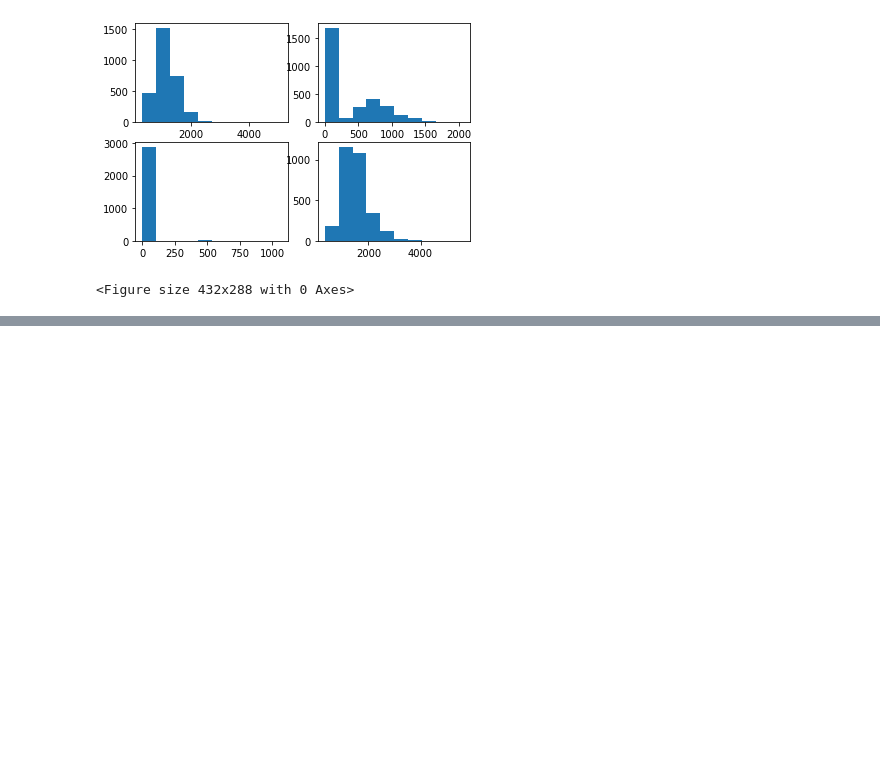
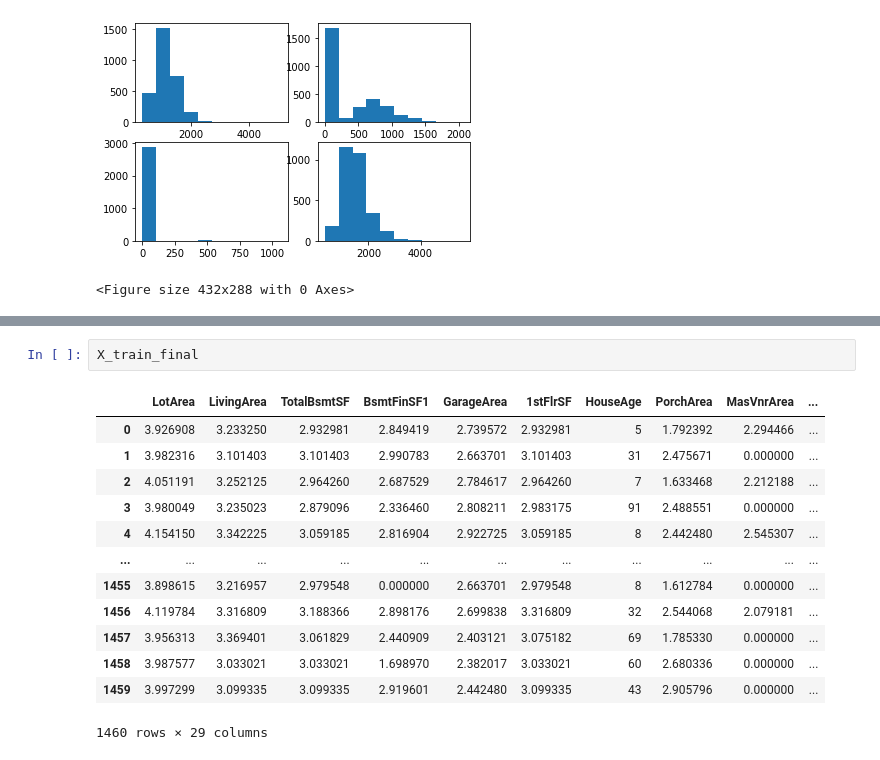
Before and after one commit to MikaO13/House-Prices-Regression, a Jupyter notebook: house_prices.ipynb, the cells around one changed output, grey strips where cells are left out. Cells and saved outputs as stored; diff of their text form; blank space fills up the shorter version.

```diff
--- a/house_prices.ipynb
+++ b/house_prices.ipynb
@@ -202,0 +385,16 @@ Idea for quals (like KitchenQual)
+# %%
+X_train_final
+# %% [output]
+|  | LotArea | LivingArea | TotalBsmtSF | BsmtFinSF1 | GarageArea | 1stFlrSF | HouseAge | PorchArea | MasVnrArea | ... |
+| 0 | 3.926908 | 3.233250 | 2.932981 | 2.849419 | 2.739572 | 2.932981 | 5 | 1.792392 | 2.294466 | ... |
+| 1 | 3.982316 | 3.101403 | 3.101403 | 2.990783 | 2.663701 | 3.101403 | 31 | 2.475671 | 0.000000 | ... |
+| 2 | 4.051191 | 3.252125 | 2.964260 | 2.687529 | 2.784617 | 2.964260 | 7 | 1.633468 | 2.212188 | ... |
+| 3 | 3.980049 | 3.235023 | 2.879096 | 2.336460 | 2.808211 | 2.983175 | 91 | 2.488551 | 0.000000 | ... |
+| 4 | 4.154150 | 3.342225 | 3.059185 | 2.816904 | 2.922725 | 3.059185 | 8 | 2.442480 | 2.545307 | ... |
+| ... | ... | ... | ... | ... | ... | ... | ... | ... | ... | ... |
+| 1455 | 3.898615 | 3.216957 | 2.979548 | 0.000000 | 2.663701 | 2.979548 | 8 | 1.612784 | 0.000000 | ... |
+| 1456 | 4.119784 | 3.316809 | 3.188366 | 2.898176 | 2.699838 | 3.316809 | 32 | 2.544068 | 2.079181 | ... |
+| 1457 | 3.956313 | 3.369401 | 3.061829 | 2.440909 | 2.403121 | 3.075182 | 69 | 1.785330 | 0.000000 | ... |
+| 1458 | 3.987577 | 3.033021 | 3.033021 | 1.698970 | 2.382017 | 3.033021 | 60 | 2.680336 | 0.000000 | ... |
+| 1459 | 3.997299 | 3.099335 | 3.099335 | 2.919601 | 2.442480 | 3.099335 | 43 | 2.905796 | 0.000000 | ... |
+1460 rows × 29 columns
```
Also changed, not shown: parts of 29 cells of this notebook, 1 other file.
